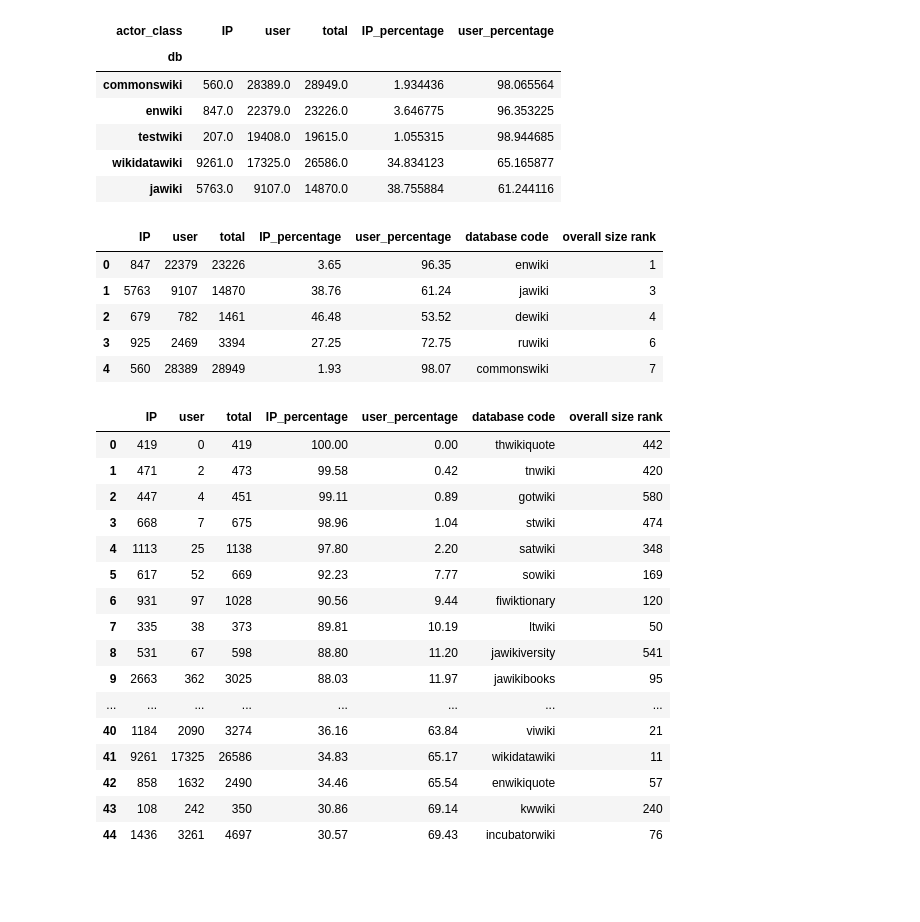
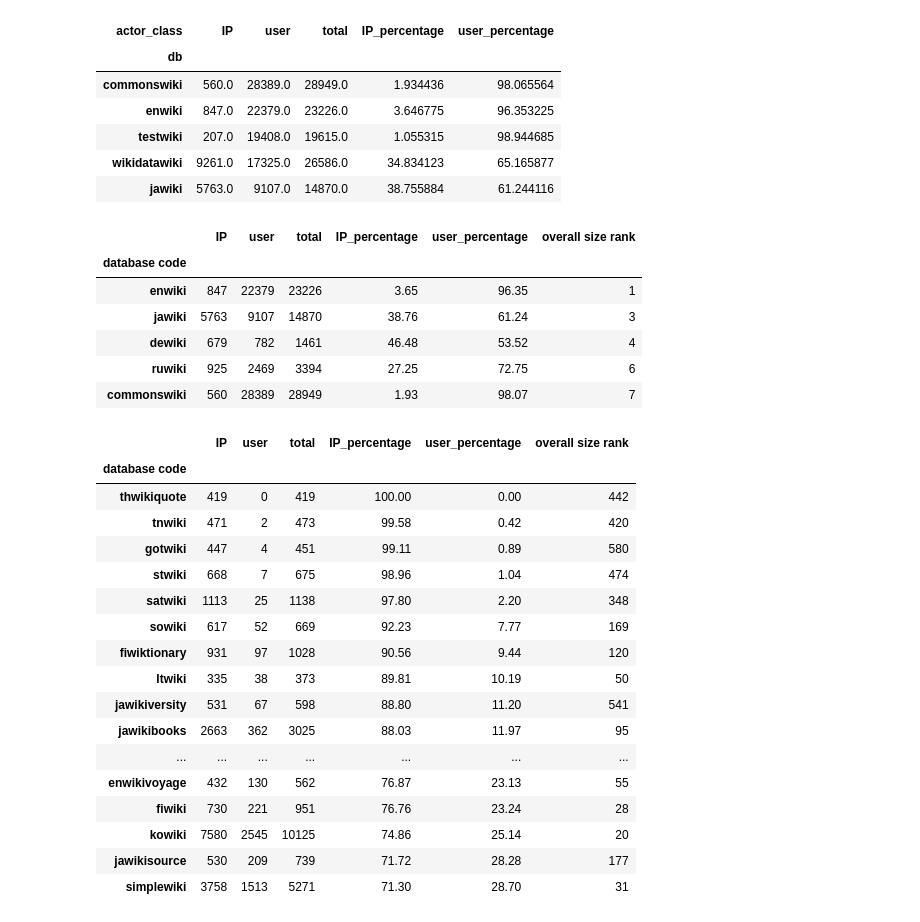
Before and after one commit to wikimedia-research/mod-tools-FY24, a Jupyter notebook: T341564-nuke_usage_analysis/nuke_usage_analysis.ipynb, the cells around one changed output. Drawn from its saved outputs; the diff is of its cells as text; code cells hidden in the pictures; blank space fills up the shorter version.

```diff
--- a/T341564-nuke_usage_analysis/nuke_usage_analysis.ipynb
+++ b/T341564-nuke_usage_analysis/nuke_usage_analysis.ipynb
@@ -297,6 +299,9 @@ nuke_actions_by_wiki.head()
 | wikidatawiki | 9261.0 | 17325.0 | 26586.0 | 34.834123 | 65.165877 |
 | jawiki | 5763.0 | 9107.0 | 14870.0 | 38.755884 | 61.244116 |
 # %%
+# joining wiki comparision data: https://github.com/wikimedia-research/wiki-comparison/blob/main/data-collection/snapshots/Jan_2023.tsv
+# as it will be helpful to understand nuke usage among comparatively bigger wikis
+
 wiki_comparision = pd.read_csv('https://raw.githubusercontent.com/wikimedia-research/wiki-comparison/main/data-collection/snapshots/Jan_2023.tsv', sep='\t')
 
 nuke_actions_by_wiki = (pd.merge(nuke_actions_by_wiki,
@@ -310,35 +315,40 @@ nuke_actions_by_wiki = (nuke_actions_by_wiki
                             total=nuke_actions_by_wiki['total'].astype(int),
                             IP_percentage=round(nuke_actions_by_wiki['IP_percentage'], 2),
                             user_percentage=round(nuke_actions_by_wiki['user_percentage'], 2))
-                        .sort_values('overall size rank', ignore_index=True))
+                        .sort_values('overall size rank', ignore_index=True)
+                        .set_index('database code'))
 
 nuke_actions_by_wiki.head()
 # %% [output]
-|  | IP | user | total | IP_percentage | user_percentage | database code | overall size rank |
-| 0 | 847 | 22379 | 23226 | 3.65 | 96.35 | enwiki | 1 |
-| 1 | 5763 | 9107 | 14870 | 38.76 | 61.24 | jawiki | 3 |
-| 2 | 679 | 782 | 1461 | 46.48 | 53.52 | dewiki | 4 |
-| 3 | 925 | 2469 | 3394 | 27.25 | 72.75 | ruwiki | 6 |
-| 4 | 560 | 28389 | 28949 | 1.93 | 98.07 | commonswiki | 7 |
+|  | IP | user | total | IP_percentage | user_percentage | overall size rank |
+| database code |  |  |  |  |  |  |
+| enwiki | 847 | 22379 | 23226 | 3.65 | 96.35 | 1 |
+| jawiki | 5763 | 9107 | 14870 | 38.76 | 61.24 | 3 |
+| dewiki | 679 | 782 | 1461 | 46.48 | 53.52 | 4 |
+| ruwiki | 925 | 2469 | 3394 | 27.25 | 72.75 | 6 |
+| commonswiki | 560 | 28389 | 28949 | 1.93 | 98.07 | 7 |
 # %%
-nuke_actions_by_wiki.set_index('database code').to_csv('nuke_actions_by_wiki.tsv', sep='\t')
+nuke_actions_by_wiki.to_csv('nuke_actions_by_wiki.tsv', sep='\t')
 # %%
-nuke_actions_by_wiki.query("""(total > 300) & (IP_percentage >= 30)""").sort_values('IP_percentage', ascending=False, ignore_index=True)
+(nuke_actions_by_wiki.query("""(total > 300) & (IP_percentage >= 25)""")
+ .sort_values('IP_percentage', ascending=False)
+ .head(20))
 # %% [output]
-|  | IP | user | total | IP_percentage | user_percentage | database code | overall size rank |
-| 0 | 419 | 0 | 419 | 100.00 | 0.00 | thwikiquote | 442 |
-| 1 | 471 | 2 | 473 | 99.58 | 0.42 | tnwiki | 420 |
-| 2 | 447 | 4 | 451 | 99.11 | 0.89 | gotwiki | 580 |
-| 3 | 668 | 7 | 675 | 98.96 | 1.04 | stwiki | 474 |
-| 4 | 1113 | 25 | 1138 | 97.80 | 2.20 | satwiki | 348 |
-| 5 | 617 | 52 | 669 | 92.23 | 7.77 | sowiki | 169 |
-| 6 | 931 | 97 | 1028 | 90.56 | 9.44 | fiwiktionary | 120 |
-| 7 | 335 | 38 | 373 | 89.81 | 10.19 | ltwiki | 50 |
-| 8 | 531 | 67 | 598 | 88.80 | 11.20 | jawikiversity | 541 |
-| 9 | 2663 | 362 | 3025 | 88.03 | 11.97 | jawikibooks | 95 |
-| ... | ... | ... | ... | ... | ... | ... | ... |
-| 40 | 1184 | 2090 | 3274 | 36.16 | 63.84 | viwiki | 21 |
-| 41 | 9261 | 17325 | 26586 | 34.83 | 65.17 | wikidatawiki | 11 |
-| 42 | 858 | 1632 | 2490 | 34.46 | 65.54 | enwikiquote | 57 |
-| 43 | 108 | 242 | 350 | 30.86 | 69.14 | kwwiki | 240 |
-| 44 | 1436 | 3261 | 4697 | 30.57 | 69.43 | incubatorwiki | 76 |
+|  | IP | user | total | IP_percentage | user_percentage | overall size rank |
+| database code |  |  |  |  |  |  |
+| thwikiquote | 419 | 0 | 419 | 100.00 | 0.00 | 442 |
+| tnwiki | 471 | 2 | 473 | 99.58 | 0.42 | 420 |
+| gotwiki | 447 | 4 | 451 | 99.11 | 0.89 | 580 |
+| stwiki | 668 | 7 | 675 | 98.96 | 1.04 | 474 |
+| satwiki | 1113 | 25 | 1138 | 97.80 | 2.20 | 348 |
+| sowiki | 617 | 52 | 669 | 92.23 | 7.77 | 169 |
+| fiwiktionary | 931 | 97 | 1028 | 90.56 | 9.44 | 120 |
+| ltwiki | 335 | 38 | 373 | 89.81 | 10.19 | 50 |
+| jawikiversity | 531 | 67 | 598 | 88.80 | 11.20 | 541 |
+| jawikibooks | 2663 | 362 | 3025 | 88.03 | 11.97 | 95 |
+| ... | ... | ... | ... | ... | ... | ... |
+| enwikivoyage | 432 | 130 | 562 | 76.87 | 23.13 | 55 |
+| fiwiki | 730 | 221 | 951 | 76.76 | 23.24 | 28 |
+| kowiki | 7580 | 2545 | 10125 | 74.86 | 25.14 | 20 |
+| jawikisource | 530 | 209 | 739 | 71.72 | 28.28 | 177 |
+| simplewiki | 3758 | 1513 | 5271 | 71.30 | 28.70 | 31 |
```
Also changed, not shown: parts of 2 cells of this notebook, 1 other file.
